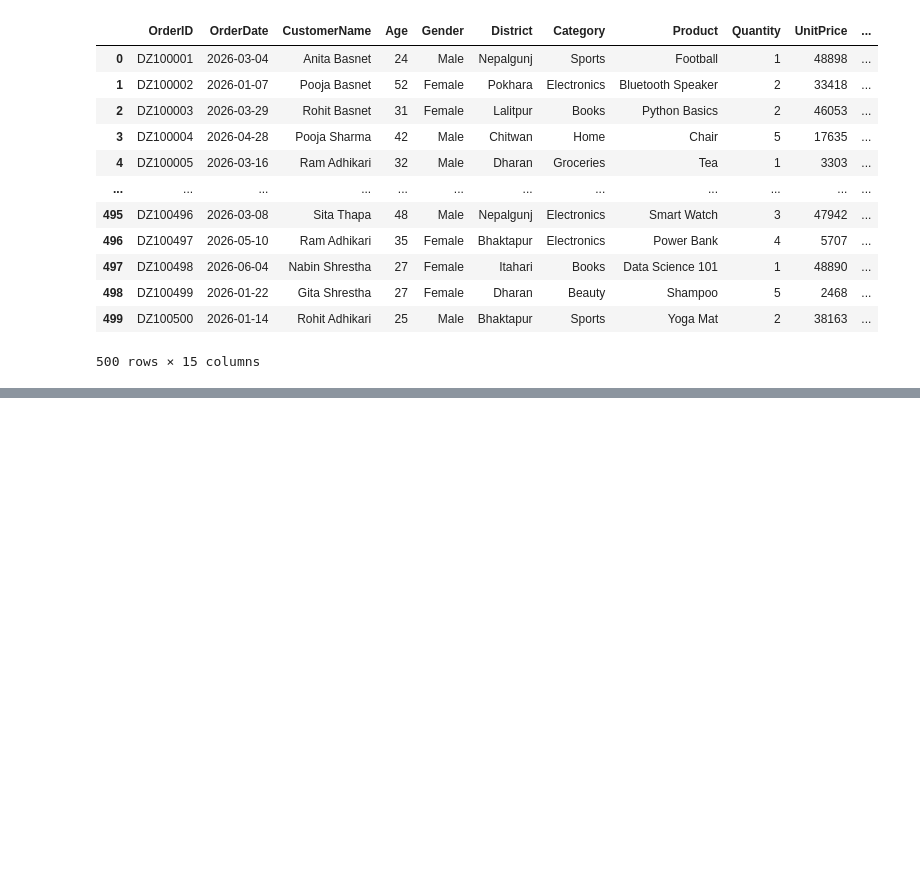
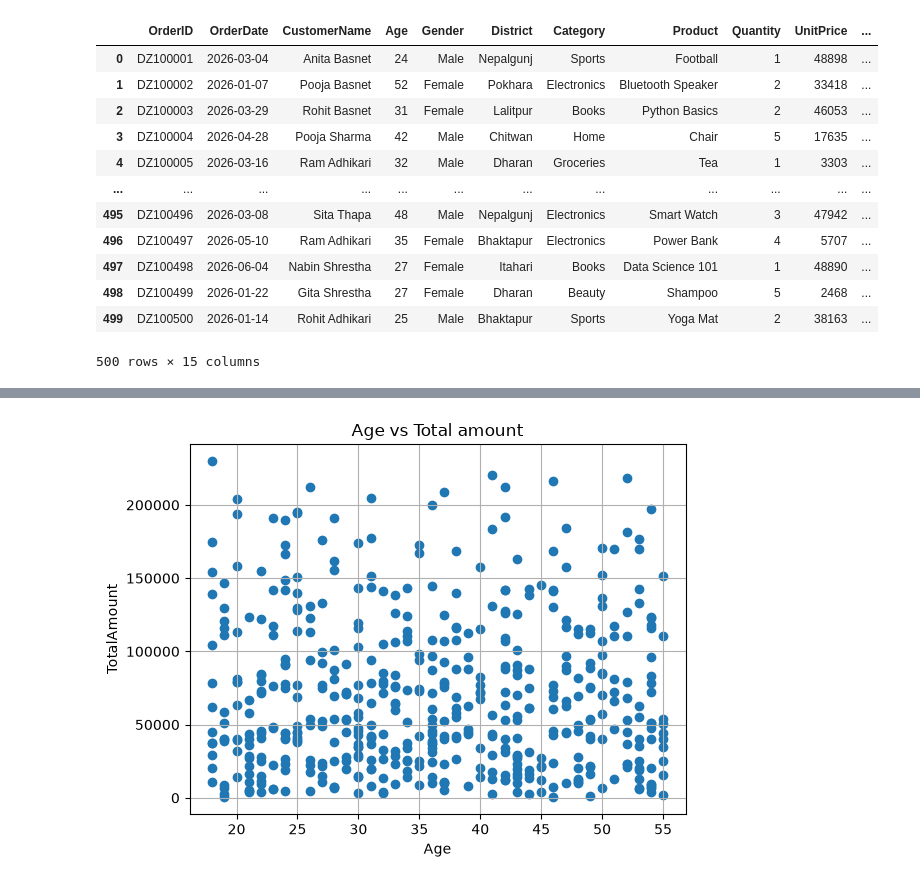
Before and after one commit to Ishann77ojhaa/Data_Analysis, a Jupyter notebook: matplotlib.ipynb, the cells around one changed output, grey strips where cells are left out. Drawn from its saved outputs; the diff is of its cells as text; code cells hidden in the pictures; blank space fills up the shorter version.

```diff
--- a/matplotlib.ipynb
+++ b/matplotlib.ipynb
@@ -126,0 +171,11 @@ dd
+# %%
+#Relation between age and total amount
+
+plt.scatter(dd["Age"], dd["TotalAmount"])
+plt.xlabel("Age")
+plt.ylabel("TotalAmount")
+plt.grid(True)
+plt.title("Age vs Total amount")
+plt.show()
+# %% [output]
+[figure, added]
```
Also changed, not shown: parts of 4 cells of this notebook.
